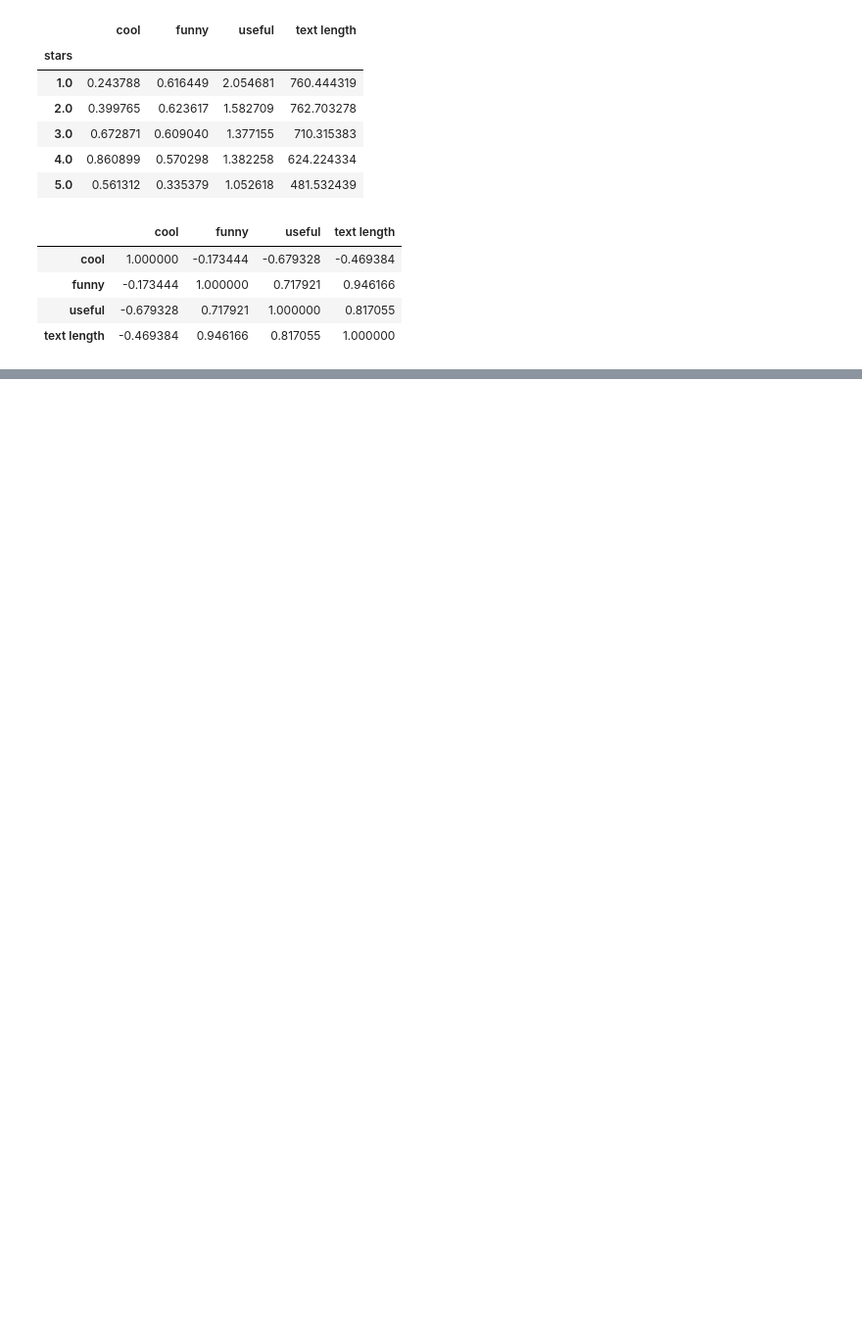
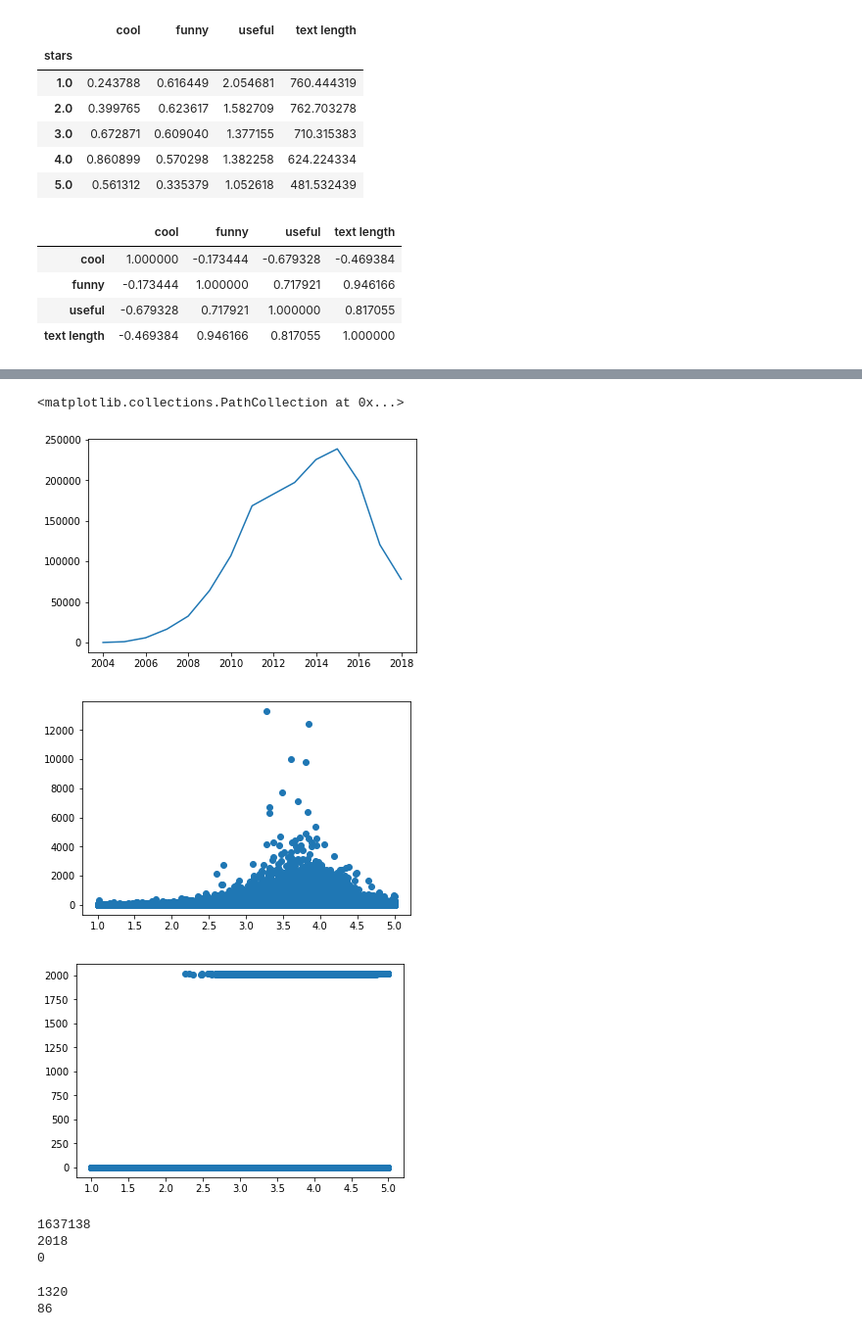
Before and after one commit to ntlrs/Data620, a Jupyter notebook: Final Project/Data_620_Final.ipynb, the cells around one changed output, grey strips where cells are left out. Shown at 98% size. Saved outputs shown, nothing was run; the diff lists cells and outputs as text; code cells hidden in the pictures; blank space fills up the shorter version.

```diff
--- a/Final Project/Data_620_Final.ipynb
+++ b/Final Project/Data_620_Final.ipynb
@@ -292,0 +509,11 @@ restaurant_df.head()
+# %%
+#convert string to timestampe
+user_df['joined']= pd.to_datetime(user_df['yelping_since'])
+#group by year and count occurrences
+yearGrouping =user_df.groupby(user_df['joined'].map(lambda x : x.year))['yelping_since'].count()
+user_df['number of Friends'] = pd.to_numeric(user_df['friends'], errors='coerce').fillna(0)
+user_df['number of Friends']=user_df['number of Friends'].astype(np.int64)
+user_df['elite']=pd.to_numeric(user_df['elite'],errors='coerce').fillna(0)
+user_df['elite']=user_df['elite'].astype(np.int64)
+#user_df['target'] = user_df['elite']!='[]'
+print(user_df.dtypes)
@@ -292,0 +538,36 @@ restaurant_df.head()
+# %%
+plt.figure()
+plt.plot(yearGrouping)
+plt.figure()
+plt.scatter(user_df['average_stars'],user_df['review_count'])
+plt.figure()
+plt.scatter(user_df['average_stars'],user_df['elite'])
+# %% [output]
+<matplotlib.collections.PathCollection at 0x...>
+[figure, added]
+[figure, added]
+[figure, added]
+# %%
+print(len(user_df['elite']))
+print(max(user_df['elite']))
+print(min(user_df['elite']))
+# %% [output]
+1637138
+2018
+0
+# %%
+# elite users
+elite_df = user_df.nlargest(20, 'elite')
+#elite_df['friends'] = elite_df['friends'].apply( lambda x : ast.literal_eval(x))
+
+# creating graph and adding edges
+eg = nx.Graph()
+for i in elite_df.index:
+    for j in elite_df.loc[i,'friends']:
+        eg.add_edge(elite_df.loc[i,'user_id'], j)
+
+print(len(eg.edges()))
+print(len(eg.nodes()))
+# %% [output]
+1320
+86
```
Also changed, not shown: parts of 121 cells of this notebook.
